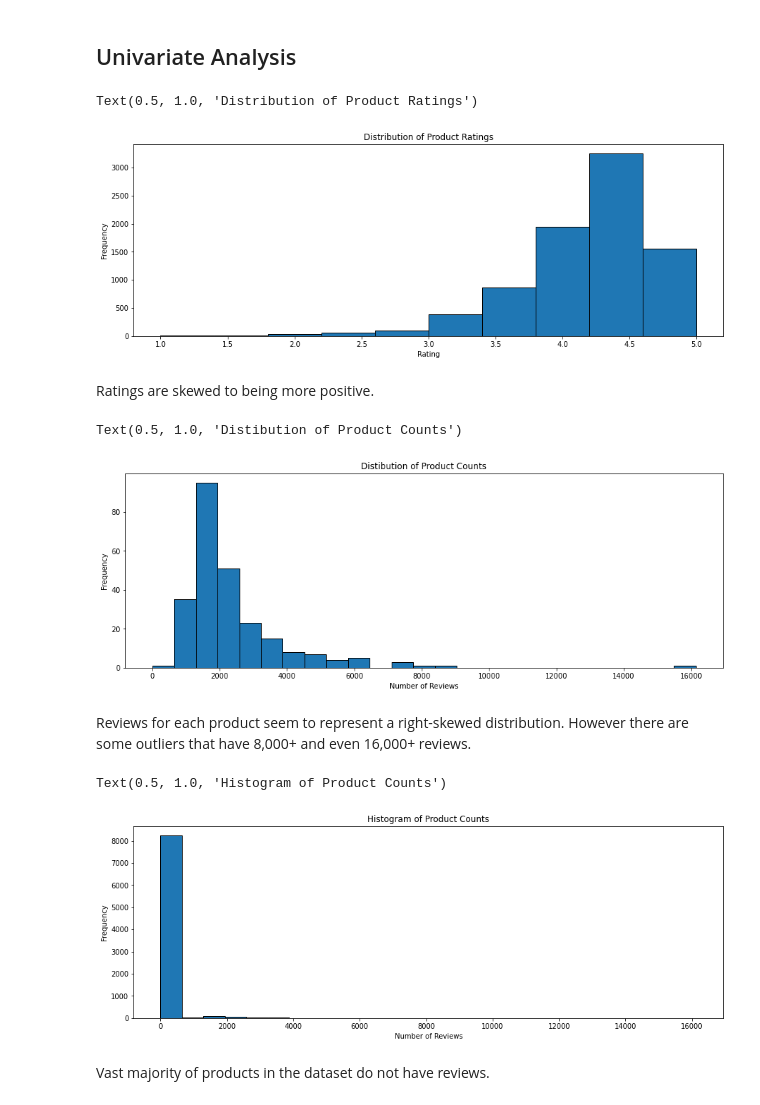
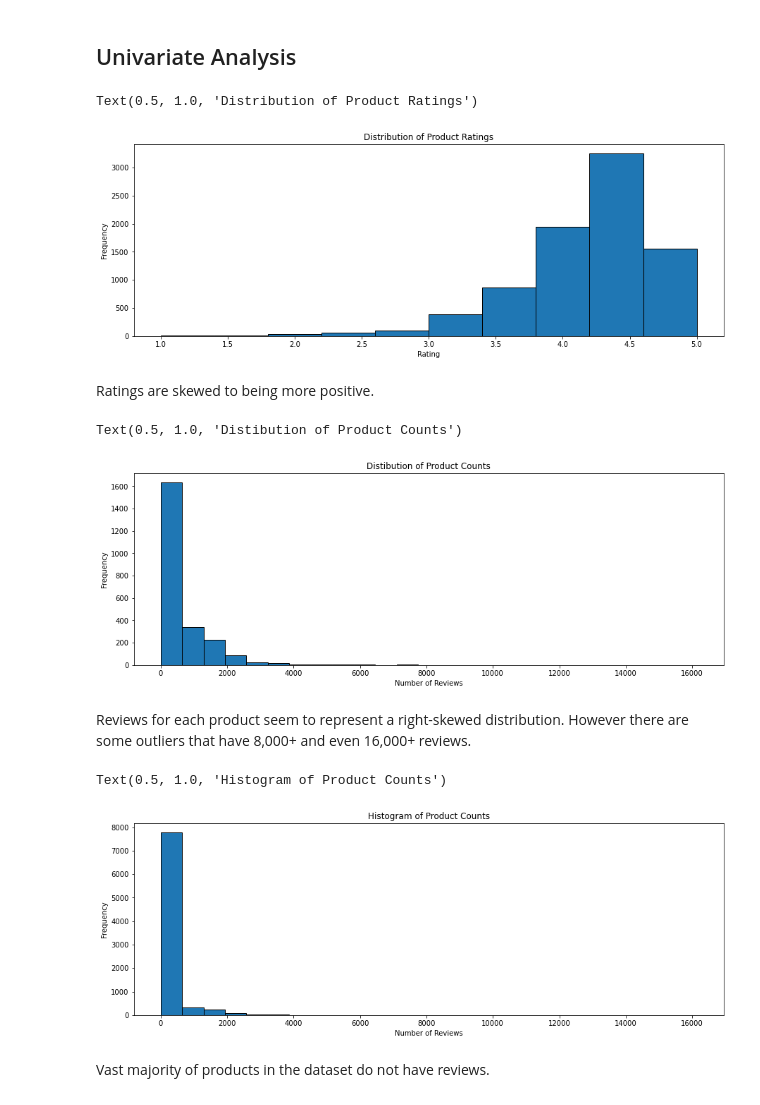
Before and after one commit to joshpuray/Sephora-Recommendation, a Jupyter notebook: model.ipynb, the cells around one changed output. Saved outputs shown, nothing was run; the diff lists cells and outputs as text; code cells hidden in the pictures.

```diff
--- a/model.ipynb
+++ b/model.ipynb
@@ -14,5 +14,12 @@ from tqdm import tqdm
 import math
 # %%
 # Importing Data
-products = pd.read_csv("data/product_info.csv")
-reviews = pd.read_csv("data/reviews_0-250.csv",index_col=0) # only using first 100_000 rows of reviews
+cols = ['author_id','product_id','rating']
+dtype = {'author_id':'object', 'product_id':'object', 'rating':'object'}
+
+products = pd.read_csv("data/product_info.csv")[['product_id','rating']].rename(columns={"rating":"avg_rating"})
+rev1 = pd.read_csv("data/reviews_0-250.csv",index_col=0, usecols=cols, dtype=dtype)
+rev2 = pd.read_csv("data/reviews_250-500.csv",index_col=0, usecols=cols, dtype=dtype)
+rev3 = pd.read_csv("data/reviews_500-750.csv",index_col=0, usecols=cols, dtype=dtype)
+rev4 = pd.read_csv("data/reviews_750-1250.csv",index_col=0, usecols=cols, dtype=dtype)
+rev5 = pd.read_csv("data/reviews_1250-end.csv",index_col=0,  usecols=cols, dtype=dtype)
@@ -24,0 +26,10 @@ print(reviews.shape)
+# %%
+# Concating all reviews together
+reviews = pd.concat([rev1,rev2,rev3,rev4,rev5]).reset_index()
+reviews['rating'] = pd.to_numeric(reviews['rating'], errors='coerce')
+reviews = reviews.dropna()
+# %%
+# Merging products & reviews
+product_reviews = reviews.merge(products, on="product_id")
+print(products.shape)
+print(product_reviews.shape)
@@ -71,7 +90,7 @@ dtype: float64
 plt.figure(figsize=(15, 5))
 
 # Plotting the histogram
-plt.hist(products['rating'], edgecolor='black')
+plt.hist(products['avg_rating'], edgecolor='black')
 
 # Adding labels and title
 plt.xlabel('Rating')
@@ -79,29 +98,29 @@ plt.ylabel('Frequency')
 plt.title('Distribution of Product Ratings')
 # %% [output]
 Text(0.5, 1.0, 'Distribution of Product Ratings')
-[figure, old version]
+[figure, new version]
 # %% [markdown]
 Ratings are skewed to being more positive.
 # %%
-product_counts = reviews.groupby("product_id")["author_id"].count().fillna(0)
+product_counts = product_reviews.groupby("product_id")["author_id"].count().fillna(0)
 
 # Set the size of the figure
 plt.figure(figsize=(15, 5))
 
 # Plotting the histogram
 plt.hist(product_counts, edgecolor='black', bins=25)
 
 # Adding labels and title
 plt.xlabel('Number of Reviews')
 plt.ylabel('Frequency')
 plt.title('Distibution of Product Counts')
 # %% [output]
 Text(0.5, 1.0, 'Distibution of Product Counts')
-[figure, old version]
+[figure, new version]
 # %% [markdown]
 Reviews for each product seem to represent a right-skewed distribution. However there are some outliers that have 8,000+ and even 16,000+ reviews.
 # %%
-product_counts = reviews.groupby("product_id")["author_id"].count().to_dict()
+product_counts = product_reviews.groupby("product_id")["author_id"].count().to_dict()
 products["review_counts"] = products["product_id"].map(product_counts).fillna(0)
 
 # Set the size of the figure
@@ -116,7 +135,7 @@ plt.ylabel('Frequency')
 plt.title('Histogram of Product Counts')
 # %% [output]
 Text(0.5, 1.0, 'Histogram of Product Counts')
-[figure, old version]
+[figure, new version]
 # %% [markdown]
 Vast majority of products in the dataset do not have reviews.
 # %% [markdown]
```
Also changed, not shown: parts of 28 cells of this notebook, 1 other file.
